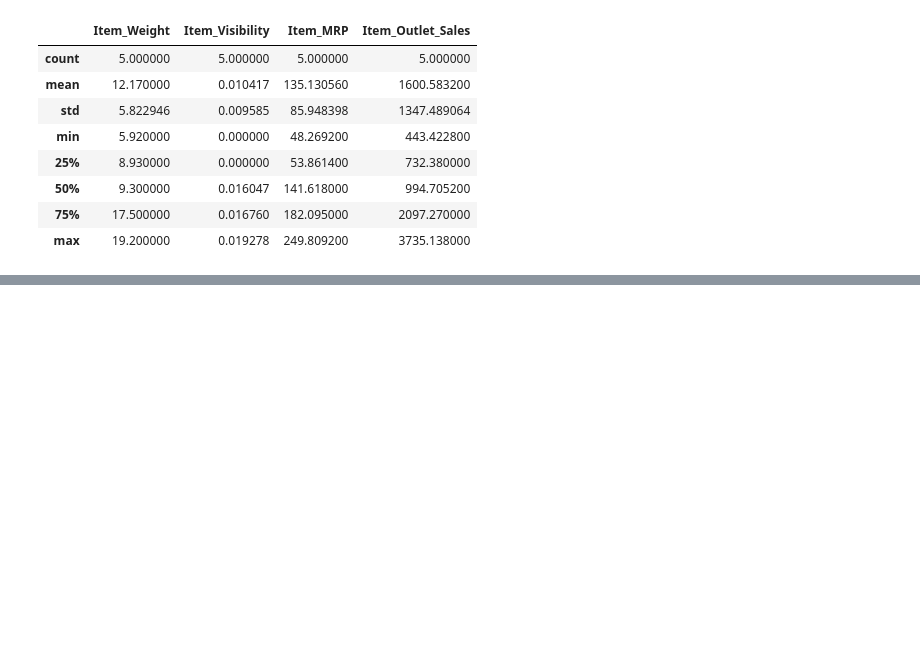
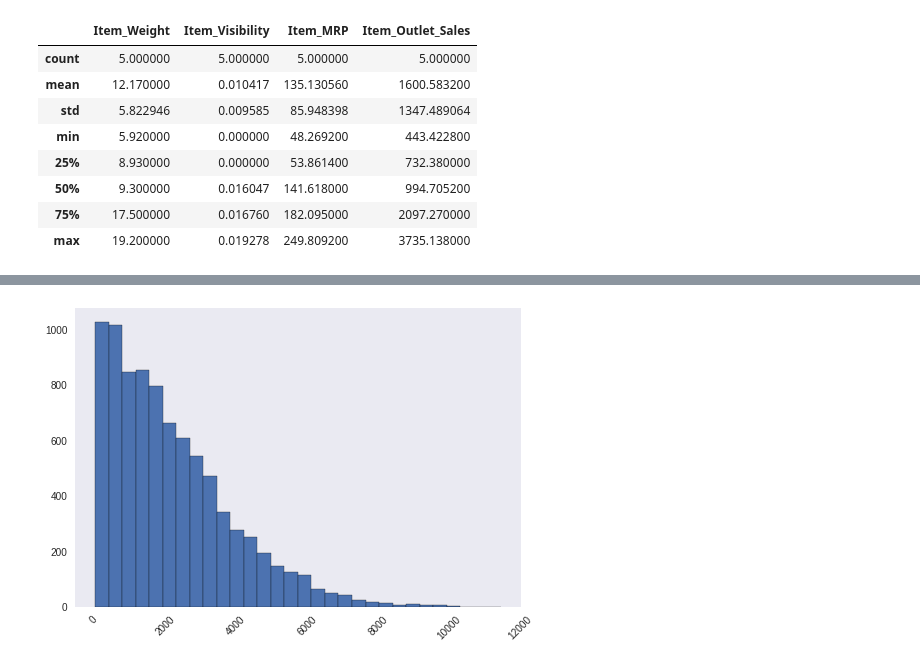
Before and after one commit to robsworld718/food-sales-predictions, a Jupyter notebook: food_sales_predictions.ipynb, the cells around one changed output, grey strips where cells are left out. Saved outputs shown, nothing was run; the diff lists cells and outputs as text; code cells hidden in the pictures; blank space fills up the shorter version.

```diff
--- a/food_sales_predictions.ipynb
+++ b/food_sales_predictions.ipynb
@@ -192,0 +300,2 @@ df[['Item_Weight','Item_Visibility','Item_MRP','Item_Outlet_Sales']].head().desc
+# %%
+df['Item_MRP'] = df['Item_MRP'].astype(float)
@@ -192,0 +321,11 @@ df[['Item_Weight','Item_Visibility','Item_MRP','Item_Outlet_Sales']].head().desc
+# %%
+plt.style.use('seaborn')
+Wholesale_filter = df.loc[:, 'Item_Outlet_Sales'] <= 12000
+df.loc[Wholesale_filter, 'Item_Outlet_Sales'].hist(bins = 30,
+                                   edgecolor='black')
+plt.grid()
+plt.xticks(rotation = 45)
+plt.ticklabel_format(useOffset=False, style='plain')
+#The data for The Item MRP column has a positive skew
+# %% [output]
+[figure, added]
```
Also changed, not shown: parts of 18 cells of this notebook.
